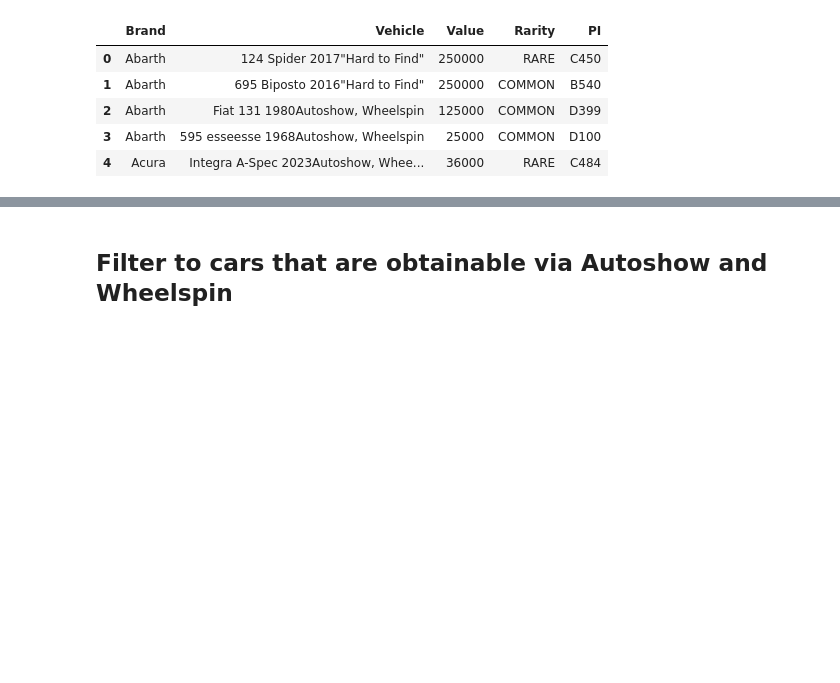
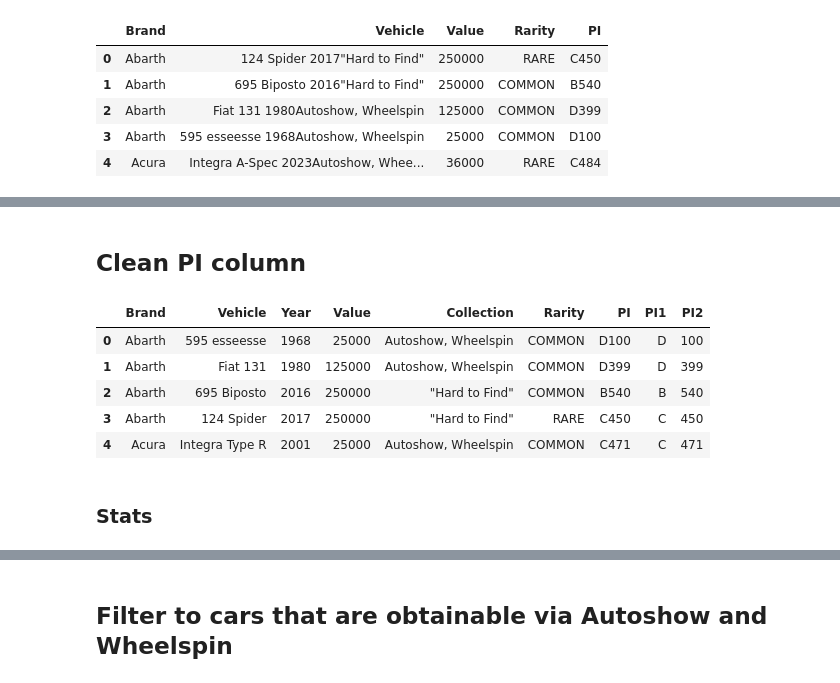
Before and after one commit to iaspidem/fh-cars-list, a Jupyter notebook: fh6-process.ipynb, the cells around one changed output, grey strips where cells are left out. Saved outputs shown, nothing was run; the diff lists cells and outputs as text; code cells hidden in the pictures; blank space fills up the shorter version.

```diff
--- a/fh6-process.ipynb
+++ b/fh6-process.ipynb
@@ -235,0 +288,15 @@ memory usage: 27.7 KB
+# %% [markdown]
+## Clean PI column
+# %%
+df_lite[["PI1", "PI2"]] = df_lite["PI"].str.split(r'(?<=D)|(?<=C)|(?<=B)|(?<=A)|(?<=S1)|(?<=S2)|(?<=R)', n=1,
+                                                                  expand=True)
+df_lite.head()
+# %% [output]
+|  | Brand | Vehicle | Year | Value | Collection | Rarity | PI | PI1 | PI2 |
+| 0 | Abarth | 595 esseesse | 1968 | 25000 | Autoshow, Wheelspin | COMMON | D100 | D | 100 |
+| 1 | Abarth | Fiat 131 | 1980 | 125000 | Autoshow, Wheelspin | COMMON | D399 | D | 399 |
+| 2 | Abarth | 695 Biposto | 2016 | 250000 | "Hard to Find" | COMMON | B540 | B | 540 |
+| 3 | Abarth | 124 Spider | 2017 | 250000 | "Hard to Find" | RARE | C450 | C | 450 |
+| 4 | Acura | Integra Type R | 2001 | 25000 | Autoshow, Wheelspin | COMMON | C471 | C | 471 |
+# %% [markdown]
+### Stats
```
Also changed, not shown: parts of 17 cells of this notebook.
